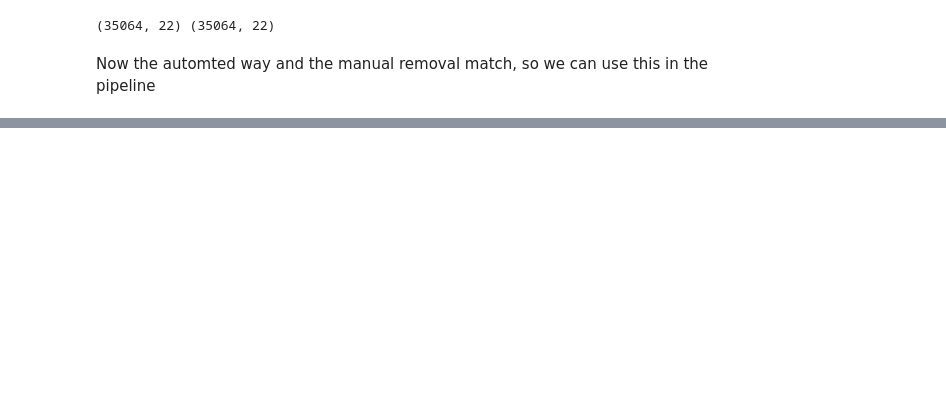
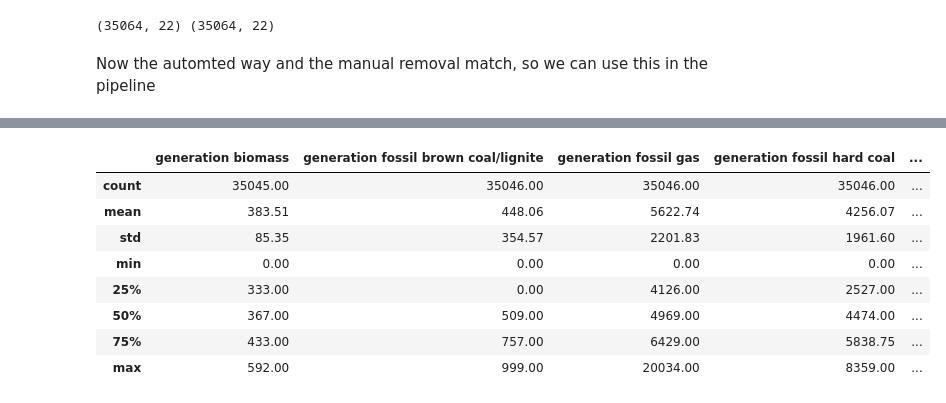
Before and after one commit to jwhogg/Airflow-local-stack, a Jupyter notebook: experiments/EDA_1_ML_EPF.ipynb, the cells around one changed output, grey strips where cells are left out. Saved outputs shown, nothing was run; the diff lists cells and outputs as text; code cells hidden in the pictures; blank space fills up the shorter version.

```diff
--- a/experiments/EDA_1_ML_EPF.ipynb
+++ b/experiments/EDA_1_ML_EPF.ipynb
@@ -85,4 +85,4 @@ print(energy_df_2.shape, energy_df_3.shape)
 # %% [markdown]
 Now the automted way and the manual removal match, so we can use this in the pipeline
 # %%
-energy_df.shape
+energy_df = energy_df_3
@@ -109,0 +89,12 @@ energy_df_3
+# %%
+energy_df.describe().round(2)
+# %% [output]
+|  | generation biomass | generation fossil brown coal/lignite | generation fossil gas | generation fossil hard coal | ... |
+| count | 35045.00 | 35046.00 | 35046.00 | 35046.00 | ... |
+| mean | 383.51 | 448.06 | 5622.74 | 4256.07 | ... |
+| std | 85.35 | 354.57 | 2201.83 | 1961.60 | ... |
+| min | 0.00 | 0.00 | 0.00 | 0.00 | ... |
+| 25% | 333.00 | 0.00 | 4126.00 | 2527.00 | ... |
+| 50% | 367.00 | 509.00 | 4969.00 | 4474.00 | ... |
+| 75% | 433.00 | 757.00 | 6429.00 | 5838.75 | ... |
+| max | 592.00 | 999.00 | 20034.00 | 8359.00 | ... |
```
Also changed, not shown: parts of 9 cells of this notebook, 2 other files.
